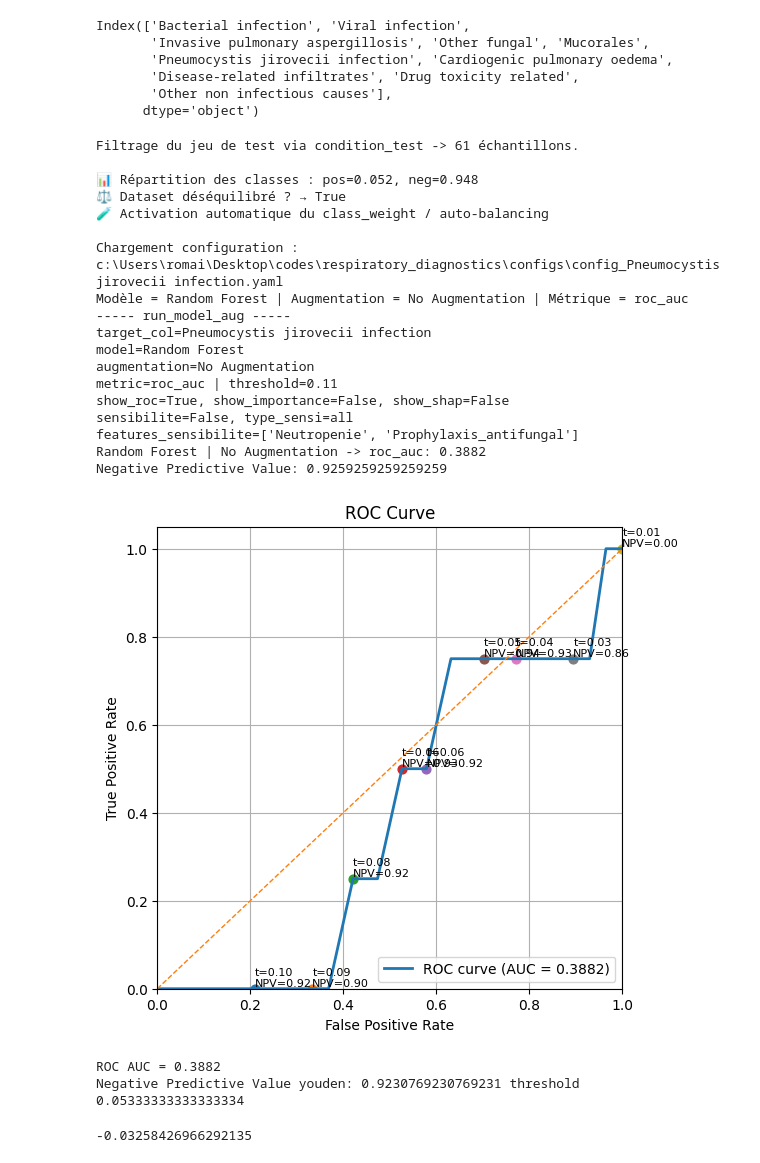
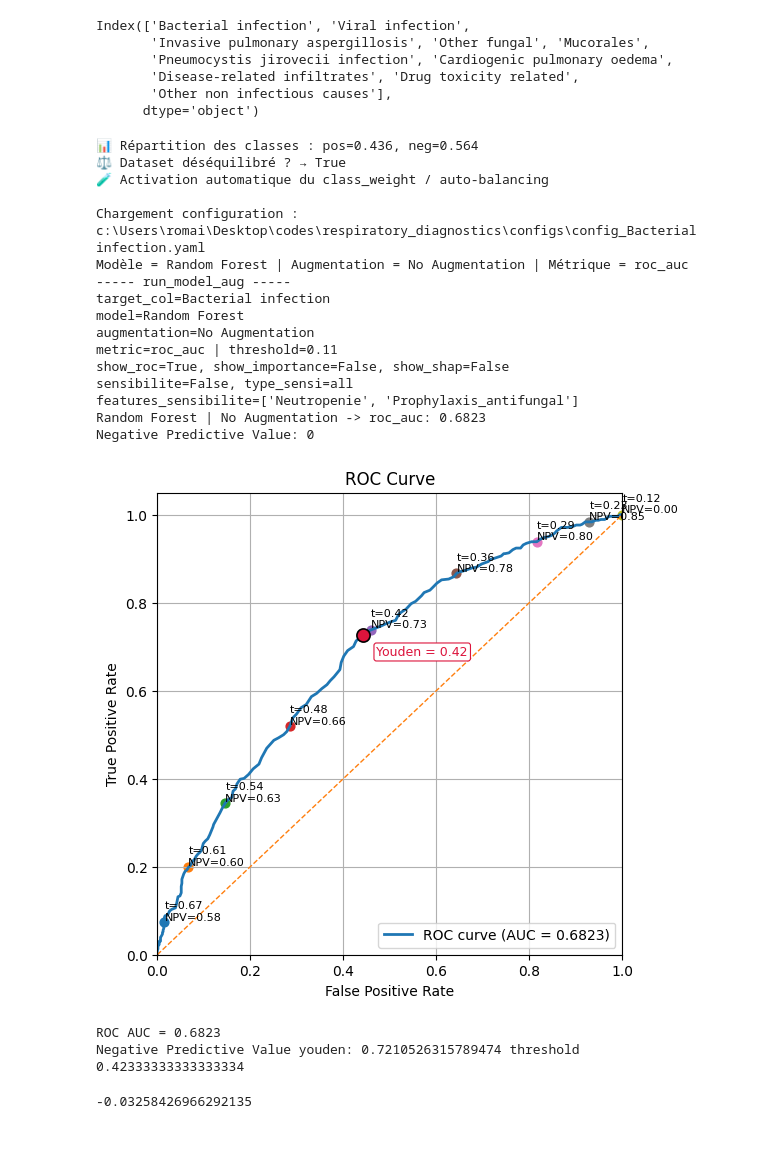
Before and after one commit to Romain-Forte/respiratory_diagnostics, a Jupyter notebook: dev_algo.ipynb, the cells around one changed output. Saved outputs shown, nothing was run; the diff lists cells and outputs as text; code cells hidden in the pictures.

```diff
--- a/dev_algo.ipynb
+++ b/dev_algo.ipynb
@@ -10,7 +14,7 @@ from utils.stats_dataset import analyser_variables_binaires
 from utils.feature_transformer import transform_features, _convert_all_columns_to_numeric
 from utils.data_quality import nettoyer_nan_par_colonne
 from utils.data_quality import analyser_nan,nettoyer_lignes_vides,nettoyer_colonnes
-from utils.feature_loader import load_feature_lists
+from utils.feature_loader import load_feature_lists, load_diagnostic_feature_map
 import sys
 # loads the col
 FEATURE_CONFIG_PATH = "utils/feature_columns.json"
@@ -22,13 +26,25 @@ features_death = feature_lists["death"]
 # Charger le fichier Excel
 df = pd.read_excel(r"C:\Users\romai\Desktop\travail\EFRAIM3 JD VANCE.xlsx")
 
-# séparer colonnes explicatives et etiology
+# separer colonnes explicatives et etiology
 df = df[df['Etiology_Undetermined cause_Definitive diagnosis'] != 1]
 features_etiology.remove('Etiology_Undetermined cause_Definitive diagnosis')
-Liste_features = Liste_features_simple + features_radiology_dysfunction
+
+diagnostic_feature_map = load_diagnostic_feature_map(
+    FEATURE_CONFIG_PATH,
+    available_columns=df.columns,
+    diagnoses = ["Bacterial infection","default"]
+)
+all_feature_columns = []
+for columns_list in diagnostic_feature_map.values():
+    for feature_name in columns_list:
+        if feature_name not in all_feature_columns:
+            all_feature_columns.append(feature_name)
+Liste_features = all_feature_columns
 df_col_utils = df[Liste_features]
 df_category = df[features_etiology]
 df_death = df[features_death]
+DIAGNOSTIC_FEATURES = diagnostic_feature_map
 L_fill_mediane = ["Age"	,"Time H-ICU"	,"TIME SYMPTOMES-ICU","SOFA_score","Neutrophils","Temp","Sp02","PaO2/FiO2 VALUE VALUE","Resp_rate","Leukocytes","Quad_no"]
 strategie_fill_nan = {
     col: "median" if col in L_fill_mediane else "zero"
@@ -105,9 +164,9 @@ mapping_etiology ={
                     'Bacterial infection' :['Bacterial infection'] ,
                     'Viral infection' :['Viral infection'] ,
                     'Invasive pulmonary aspergillosis' :['Invasive pulmonary aspergillosis'] ,
-                    'All fungus' : ["Other fungal ",'Mucorales'],
-                    # 'Other fungal' :["Other fungal "] ,
-                    # 'Mucorales' : ['Mucorales'],
+                    # 'All fungus' : ["Other fungal ",'Mucorales'],
+                    'Other fungal' :["Other fungal "] ,
+                    'Mucorales' : ['Mucorales'],
                     'Pneumocystis jirovecii infection' :[ 'Pneumocystis jirovecii infection'],
                     'Cardiogenic pulmonary oedema' : ['Cardiogenic pulmonary oedema'],
                     'Disease-related infiltrates':['Disease-related infiltrates'],
@@ -118,7 +177,7 @@ mapping_etiology ={
 from utils.data_quality import fusionner_labels
 print(df_cat_clean.columns)
 df_labels_fusion = fusionner_labels(df_cat_clean, mapping_etiology, mode="max")
-print(df_labels_fusion.columns)
+print(len(df_labels_fusion.columns))
 # %% [output]
 Index(['Bacterial infection', 'Viral infection',
        'Invasive pulmonary aspergillosis', 'Pneumocystis jirovecii infection',
@@ -339,48 +415,46 @@ sys.modules.pop('utils.run_model',None)
 from utils.run_model import run_config_for_target
 import os
 config_dir = os.getcwd() + '\\configs\\'
-target_col = 'Pneumocystis jirovecii infection'
+target_col = 'Bacterial infection'
 # cols = [ 'Other fungal', 'Mucorales',
 #        'Pneumocystis jirovecii infection', 'Cardiogenic pulmonary oedema',
 #        'Disease-related infiltrates', 'Drug toxicity related',
 #        'Other non infectious causes']
 features_sensibilite = ["Neutropenie", "Prophylaxis_antifungal"]
 # for target_col in cols:
-condition = lambda X: (X["HSCT_BMT_Autograft"] == 1)
+# condition = lambda X: (X["HSCT_BMT_Autograft"] == 1)
 _ = run_config_for_target(target_col,
                         df_features_clean,
                         df_labels_fusion,
                         sensibilite = False,
                         show_importance = False,
                         show_roc = True,
                         show_shap = False,
                         features_sensibilite = features_sensibilite,
                         type_sensi = 'all',
                         method_importance = 'native_importance',
                         config_dir = config_dir,
-                        condition_test=condition)
+                        condition_test=None)
 # %% [output]
-Filtrage du jeu de test via condition_test -> 61 échantillons.
-
-📊 Répartition des classes : pos=0.052, neg=0.948
+📊 Répartition des classes : pos=0.436, neg=0.564
 ⚖️ Dataset déséquilibré ? → True
 🧪 Activation automatique du class_weight / auto-balancing
 
-Chargement configuration : c:\Users\romai\Desktop\codes\respiratory_diagnostics\configs\config_Pneumocystis jirovecii infection.yaml
+Chargement configuration : c:\Users\romai\Desktop\codes\respiratory_diagnostics\configs\config_Bacterial infection.yaml
 Modèle = Random Forest | Augmentation = No Augmentation | Métrique = roc_auc
 ----- run_model_aug -----
-target_col=Pneumocystis jirovecii infection
+target_col=Bacterial infection
 model=Random Forest
 augmentation=No Augmentation
 metric=roc_auc | threshold=0.11
 show_roc=True, show_importance=False, show_shap=False
 sensibilite=False, type_sensi=all
 features_sensibilite=['Neutropenie', 'Prophylaxis_antifungal']
-Random Forest | No Augmentation -> roc_auc: 0.3882
-Negative Predictive Value: 0.9259259259259259
+Random Forest | No Augmentation -> roc_auc: 0.6823
+Negative Predictive Value: 0
-[figure, old version]
+[figure, new version]
-ROC AUC = 0.3882
-Negative Predictive Value youden: 0.9230769230769231 threshold  0.05333333333333334
+ROC AUC = 0.6823
+Negative Predictive Value youden: 0.7210526315789474 threshold  0.42333333333333334
 # %%
 import huggingface_hub
 huggingface_hub.login()
```
Also changed, not shown: parts of 10 cells of this notebook, 7 other files.
